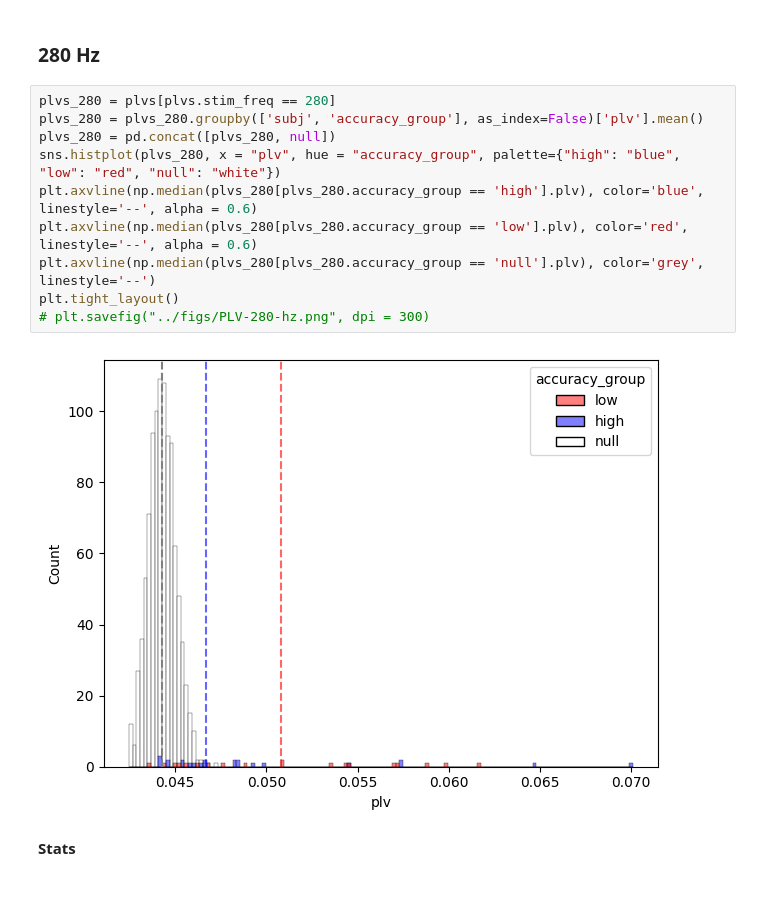
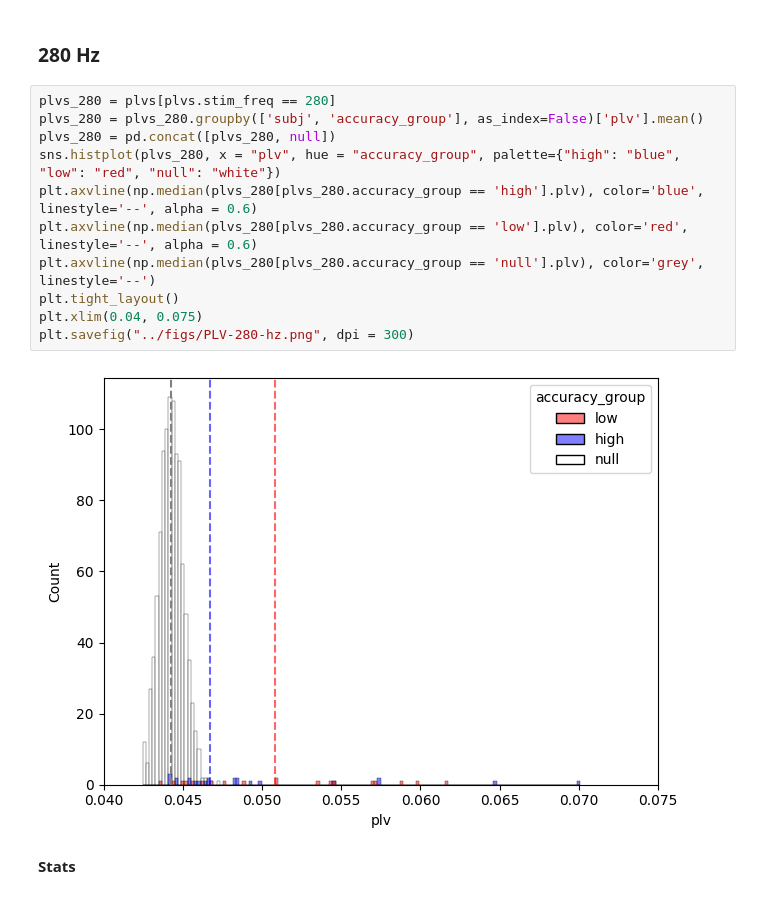
Before and after one commit to letitiayhho/tone-target-monitoring, a Jupyter notebook: analysis/plv.ipynb, the cells around one changed output. Cells and saved outputs as stored; diff of their text form.

```diff
--- a/analysis/plv.ipynb
+++ b/analysis/plv.ipynb
@@ -407,15 +434,16 @@ high vs low: u = 243.0, p = 0.2720931928031376, r = 0.09553381388293304
 # %%
 plvs_280 = plvs[plvs.stim_freq == 280]
 plvs_280 = plvs_280.groupby(['subj', 'accuracy_group'], as_index=False)['plv'].mean()
 plvs_280 = pd.concat([plvs_280, null])
 sns.histplot(plvs_280, x = "plv", hue = "accuracy_group", palette={"high": "blue", "low": "red", "null": "white"})
 plt.axvline(np.median(plvs_280[plvs_280.accuracy_group == 'high'].plv), color='blue', linestyle='--', alpha = 0.6)
 plt.axvline(np.median(plvs_280[plvs_280.accuracy_group == 'low'].plv), color='red', linestyle='--', alpha = 0.6)
 plt.axvline(np.median(plvs_280[plvs_280.accuracy_group == 'null'].plv), color='grey', linestyle='--')
 plt.tight_layout()
-# plt.savefig("../figs/PLV-280-hz.png", dpi = 300)
+plt.xlim(0.04, 0.075)
+plt.savefig("../figs/PLV-280-hz.png", dpi = 300)
 # %% [output]
-[figure, old version]
+[figure, new version]
 # %% [markdown]
 **Stats**
 # %%
```
Also changed, not shown: parts of 6 cells of this notebook.
